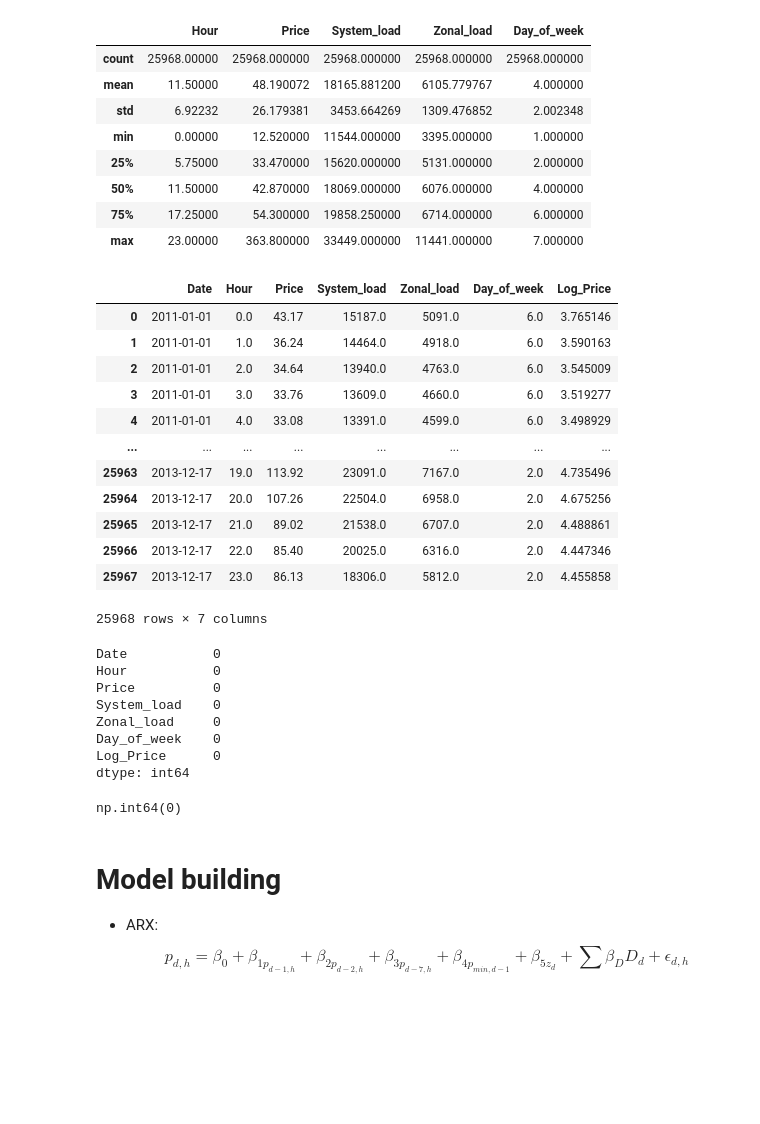
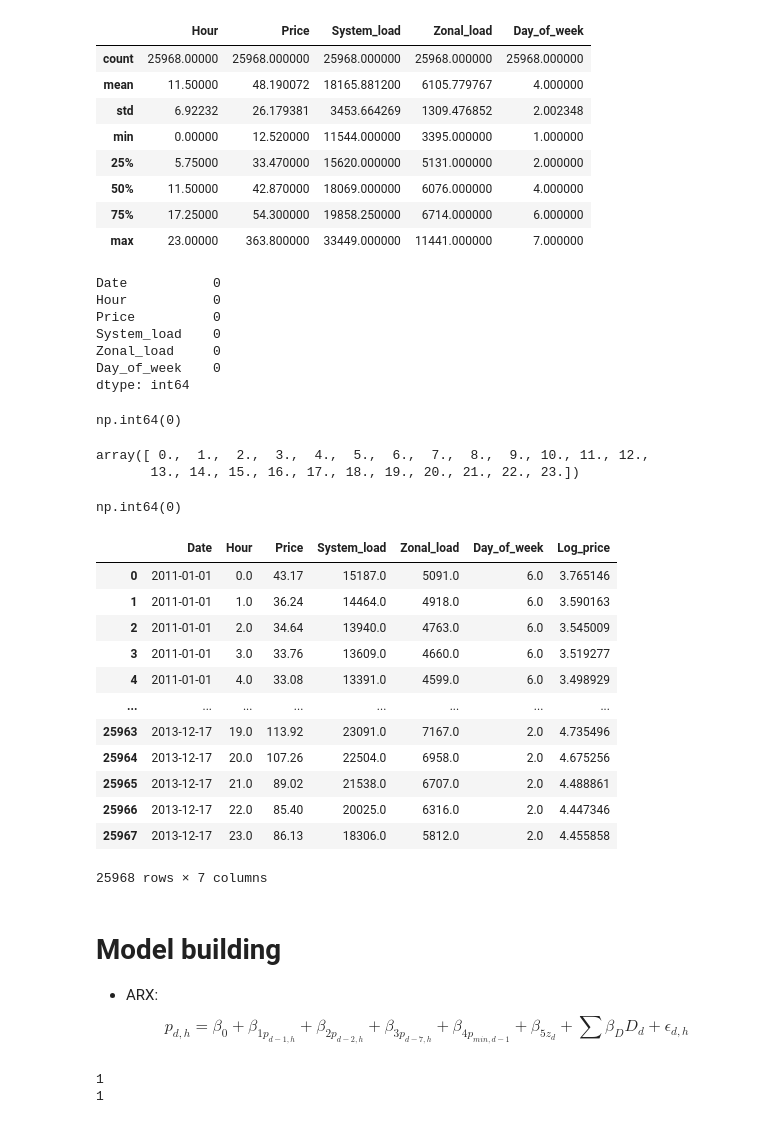
Before and after one commit to MoskwaIga/PredictiveAnalyticsProject, a Jupyter notebook: Project.ipynb, the cells around one changed output. Saved outputs shown, nothing was run; the diff lists cells and outputs as text; code cells hidden in the pictures; blank space fills up the shorter version.

```diff
--- a/Project.ipynb
+++ b/Project.ipynb
@@ -65,24 +35,6 @@ gefcom.describe()
 | 50% | 11.50000 | 42.870000 | 18069.000000 | 6076.000000 | 4.000000 |
 | 75% | 17.25000 | 54.300000 | 19858.250000 | 6714.000000 | 6.000000 |
 | max | 23.00000 | 363.800000 | 33449.000000 | 11441.000000 | 7.000000 |
-# %%
-# Create a new column with log price
-gefcom["Log_Price"] = np.log(gefcom["Price"])
-gefcom
-# %% [output]
-|  | Date | Hour | Price | System_load | Zonal_load | Day_of_week | Log_Price |
-| 0 | 2011-01-01 | 0.0 | 43.17 | 15187.0 | 5091.0 | 6.0 | 3.765146 |
-| 1 | 2011-01-01 | 1.0 | 36.24 | 14464.0 | 4918.0 | 6.0 | 3.590163 |
-| 2 | 2011-01-01 | 2.0 | 34.64 | 13940.0 | 4763.0 | 6.0 | 3.545009 |
-| 3 | 2011-01-01 | 3.0 | 33.76 | 13609.0 | 4660.0 | 6.0 | 3.519277 |
-| 4 | 2011-01-01 | 4.0 | 33.08 | 13391.0 | 4599.0 | 6.0 | 3.498929 |
-| ... | ... | ... | ... | ... | ... | ... | ... |
-| 25963 | 2013-12-17 | 19.0 | 113.92 | 23091.0 | 7167.0 | 2.0 | 4.735496 |
-| 25964 | 2013-12-17 | 20.0 | 107.26 | 22504.0 | 6958.0 | 2.0 | 4.675256 |
-| 25965 | 2013-12-17 | 21.0 | 89.02 | 21538.0 | 6707.0 | 2.0 | 4.488861 |
-| 25966 | 2013-12-17 | 22.0 | 85.40 | 20025.0 | 6316.0 | 2.0 | 4.447346 |
-| 25967 | 2013-12-17 | 23.0 | 86.13 | 18306.0 | 5812.0 | 2.0 | 4.455858 |
-25968 rows × 7 columns
 # %%
 # Check NA values
 gefcom.isna().sum()
@@ -93,10 +45,38 @@ Price          0
 System_load    0
 Zonal_load     0
 Day_of_week    0
-Log_Price      0
 dtype: int64
 # %%
 # Check for dupplicates
 gefcom.duplicated().sum()
 # %% [output]
 np.int64(0)
+# %%
+# Check unique hours
+gefcom["Hour"].unique()
+# %% [output]
+array([ 0.,  1.,  2.,  3.,  4.,  5.,  6.,  7.,  8.,  9., 10., 11., 12.,
+       13., 14., 15., 16., 17., 18., 19., 20., 21., 22., 23.])
+# %%
+# Check if price for each record > 0
+(gefcom["Price"] <= 0).sum()
+# %% [output]
+np.int64(0)
+# %%
+# Create a new column with log price
+gefcom["Log_price"] = np.log(gefcom["Price"])
+gefcom
+# %% [output]
+|  | Date | Hour | Price | System_load | Zonal_load | Day_of_week | Log_price |
+| 0 | 2011-01-01 | 0.0 | 43.17 | 15187.0 | 5091.0 | 6.0 | 3.765146 |
+| 1 | 2011-01-01 | 1.0 | 36.24 | 14464.0 | 4918.0 | 6.0 | 3.590163 |
+| 2 | 2011-01-01 | 2.0 | 34.64 | 13940.0 | 4763.0 | 6.0 | 3.545009 |
+| 3 | 2011-01-01 | 3.0 | 33.76 | 13609.0 | 4660.0 | 6.0 | 3.519277 |
+| 4 | 2011-01-01 | 4.0 | 33.08 | 13391.0 | 4599.0 | 6.0 | 3.498929 |
+| ... | ... | ... | ... | ... | ... | ... | ... |
+| 25963 | 2013-12-17 | 19.0 | 113.92 | 23091.0 | 7167.0 | 2.0 | 4.735496 |
+| 25964 | 2013-12-17 | 20.0 | 107.26 | 22504.0 | 6958.0 | 2.0 | 4.675256 |
+| 25965 | 2013-12-17 | 21.0 | 89.02 | 21538.0 | 6707.0 | 2.0 | 4.488861 |
+| 25966 | 2013-12-17 | 22.0 | 85.40 | 20025.0 | 6316.0 | 2.0 | 4.447346 |
+| 25967 | 2013-12-17 | 23.0 | 86.13 | 18306.0 | 5812.0 | 2.0 | 4.455858 |
+25968 rows × 7 columns
@@ -103,10 +85,30 @@ np.int64(0)
 # %% [markdown]
 # Model building
 
-- ARX: $$p_{d,h} = \beta_{0} + \beta_{1p_{d-1,h}} + \beta_{2p_{d-2,h}} + \beta_{3p_{d-7,h}} + \beta_{4p_{min,d-1}} + \beta_{5z_{d}} + \sum \beta_{D} D_{d} + \epsilon_{d,h}$$
+- ARX:
+$$p_{d,h} = \beta_{0} + \beta_{1p_{d-1,h}} + \beta_{2p_{d-2,h}} + \beta_{3p_{d-7,h}} + \beta_{4p_{min,d-1}} + \beta_{5z_{d}} + \sum \beta_{D} D_{d} + \epsilon_{d,h}$$
 # %%
 # Create log price lags
+gefcom["p_lag1"] = gefcom.groupby("Hour")["Log_price"].shift(1)
+gefcom["p_lag2"] = gefcom.groupby("Hour")["Log_price"].shift(2)
+gefcom["p_lag7"] = gefcom.groupby("Hour")["Log_price"].shift(7)
 
-gefcom["p_lag1"] = gefcom.groupby("Hour")["Log_Price"].shift(1)
-gefcom["p_lag2"] = gefcom.groupby("Hour")["Log_Price"].shift(2)
-gefcom["p_lag7"] = gefcom.groupby("Hour")["Log_Price"].shift(7)
+# Set minimal log price from previous day
+daily_min = gefcom.groupby("Date")["Log_price"].min().shift(1)
+gefcom = gefcom.merge(daily_min.rename("min_price"), on="Date")
+
+# Create exogenic variable - log(System_load)
+daily_log_system_load = np.log(gefcom.groupby("Date")["System_load"].mean())
+gefcom = gefcom.merge(daily_log_system_load.rename("Log_system_load"), on="Date")
+
+print(gefcom.groupby("Date")["Log_system_load"].nunique().max()) # Check if log_system_load is constant within the day
+
+# Create dummies
+gefcom["D_1"] = (gefcom["Day_of_week"] == 1).astype(int)
+gefcom["D_6"] = (gefcom["Day_of_week"] == 6).astype(int)
+gefcom["D_7"] = (gefcom["Day_of_week"] == 7).astype(int)
+
+print(gefcom.groupby("Date")["min_price"].nunique().max()) # Check if min_price is constant within the day
+# %% [output]
+1
+1
```
Also changed, not shown: parts of 19 cells of this notebook, 2 other files.
